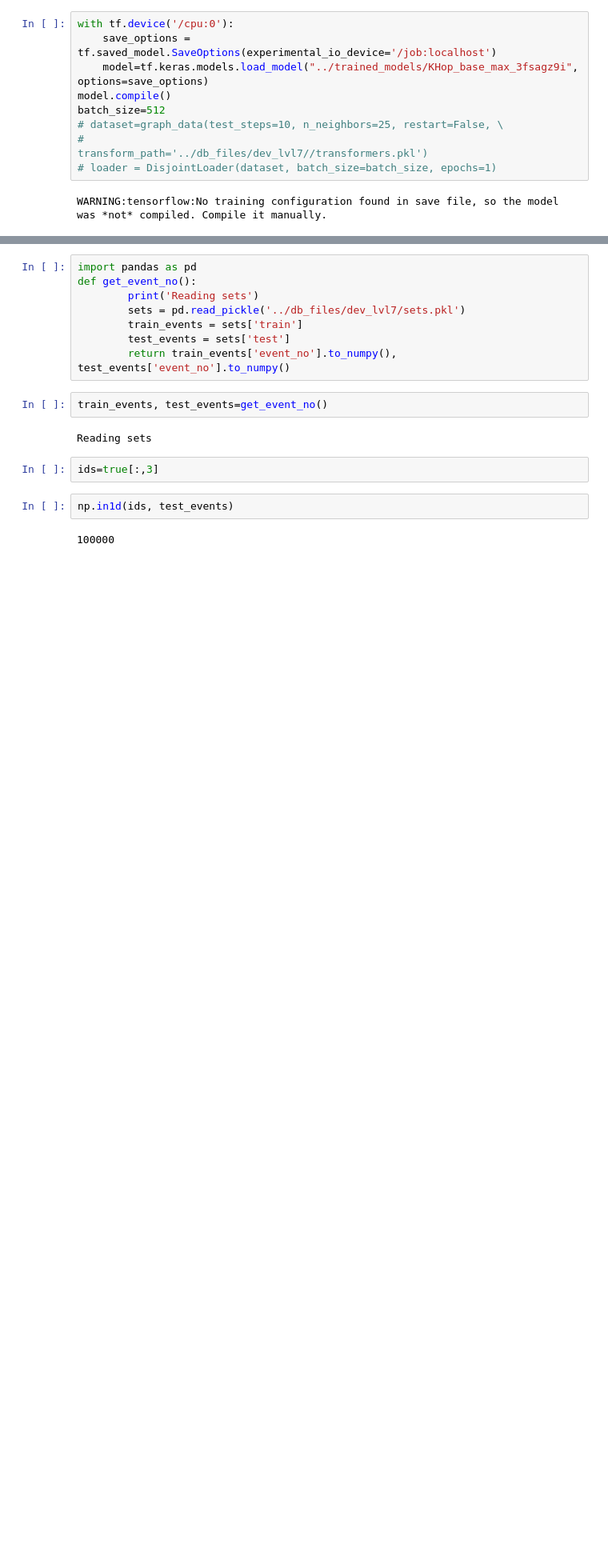
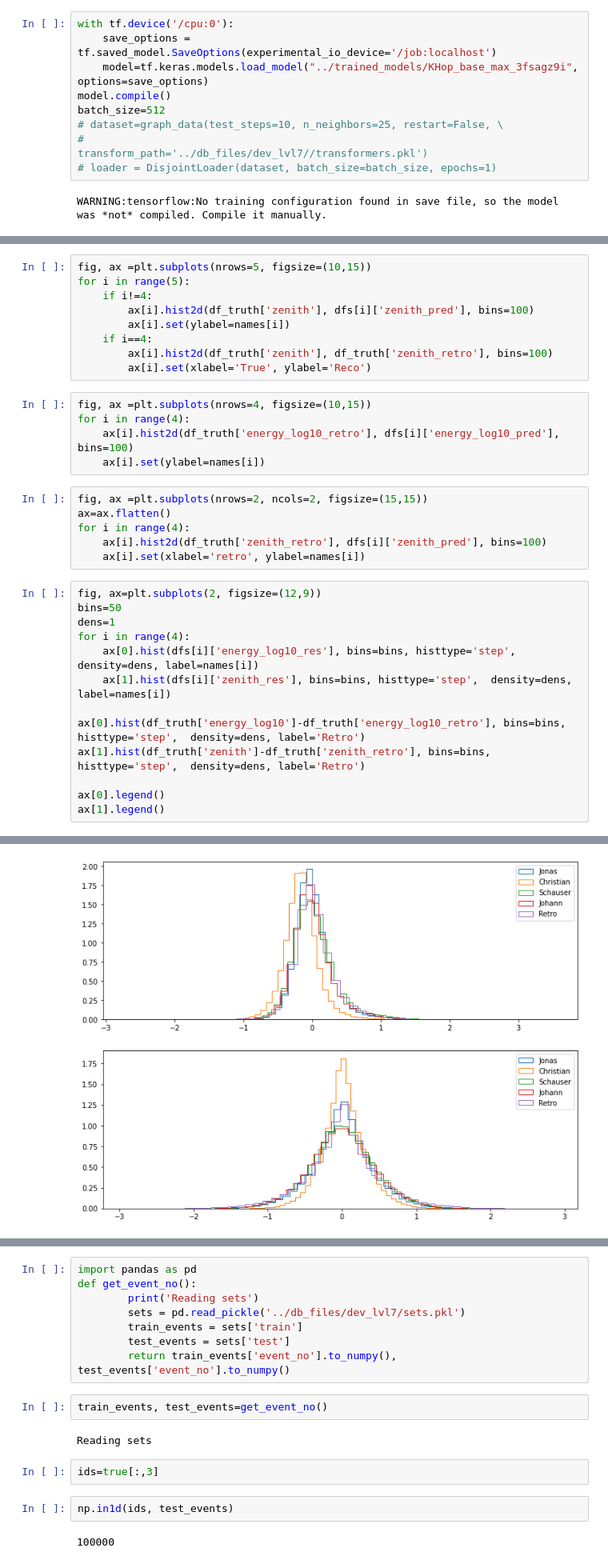
Before and after one commit to astrockragh/IceCube, a Jupyter notebook: model_eval/kappa_improvement.ipynb, the cells around one changed output, grey strips where cells are left out. Shown at 80% size. Drawn from its saved outputs; the diff is of its cells as text; blank space fills up the shorter version.

```diff
--- a/model_eval/kappa_improvement.ipynb
+++ b/model_eval/kappa_improvement.ipynb
@@ -186,0 +285,34 @@ No handles with labels found to put in legend.
+# %%
+fig, ax =plt.subplots(nrows=5, figsize=(10,15))
+for i in range(5):
+    if i!=4:
+        ax[i].hist2d(df_truth['zenith'], dfs[i]['zenith_pred'], bins=100)
+        ax[i].set(ylabel=names[i])
+    if i==4:
+        ax[i].hist2d(df_truth['zenith'], df_truth['zenith_retro'], bins=100)
+        ax[i].set(xlabel='True', ylabel='Reco')
+# %%
+fig, ax =plt.subplots(nrows=4, figsize=(10,15))
+for i in range(4):
+    ax[i].hist2d(df_truth['energy_log10_retro'], dfs[i]['energy_log10_pred'], bins=100)
+    ax[i].set(ylabel=names[i])
+# %%
+fig, ax =plt.subplots(nrows=2, ncols=2, figsize=(15,15))
+ax=ax.flatten()
+for i in range(4):
+    ax[i].hist2d(df_truth['zenith_retro'], dfs[i]['zenith_pred'], bins=100)
+    ax[i].set(xlabel='retro', ylabel=names[i])
+# %%
+fig, ax=plt.subplots(2, figsize=(12,9))
+bins=50
+dens=1
+for i in range(4):
+    ax[0].hist(dfs[i]['energy_log10_res'], bins=bins, histtype='step',  density=dens, label=names[i])
+    ax[1].hist(dfs[i]['zenith_res'], bins=bins, histtype='step',  density=dens, label=names[i])
+
+ax[0].hist(df_truth['energy_log10']-df_truth['energy_log10_retro'], bins=bins, histtype='step',  density=dens, label='Retro')
+ax[1].hist(df_truth['zenith']-df_truth['zenith_retro'], bins=bins, histtype='step',  density=dens, label='Retro')
+
+ax[0].legend()
+ax[1].legend()
+# %% [output]
@@ -186,0 +320 @@ No handles with labels found to put in legend.
+[figure, added]
```
Also changed, not shown: parts of 48 cells of this notebook, 3 other files.
